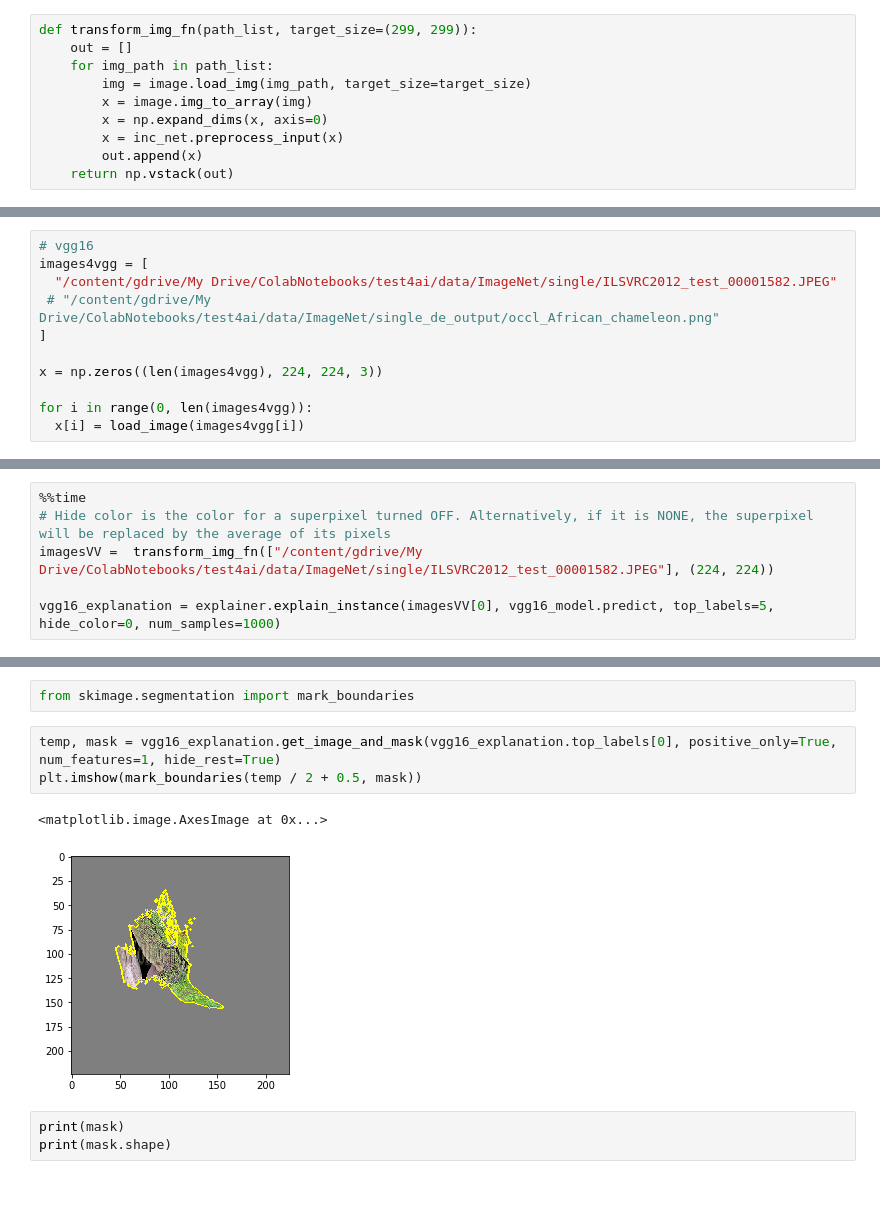
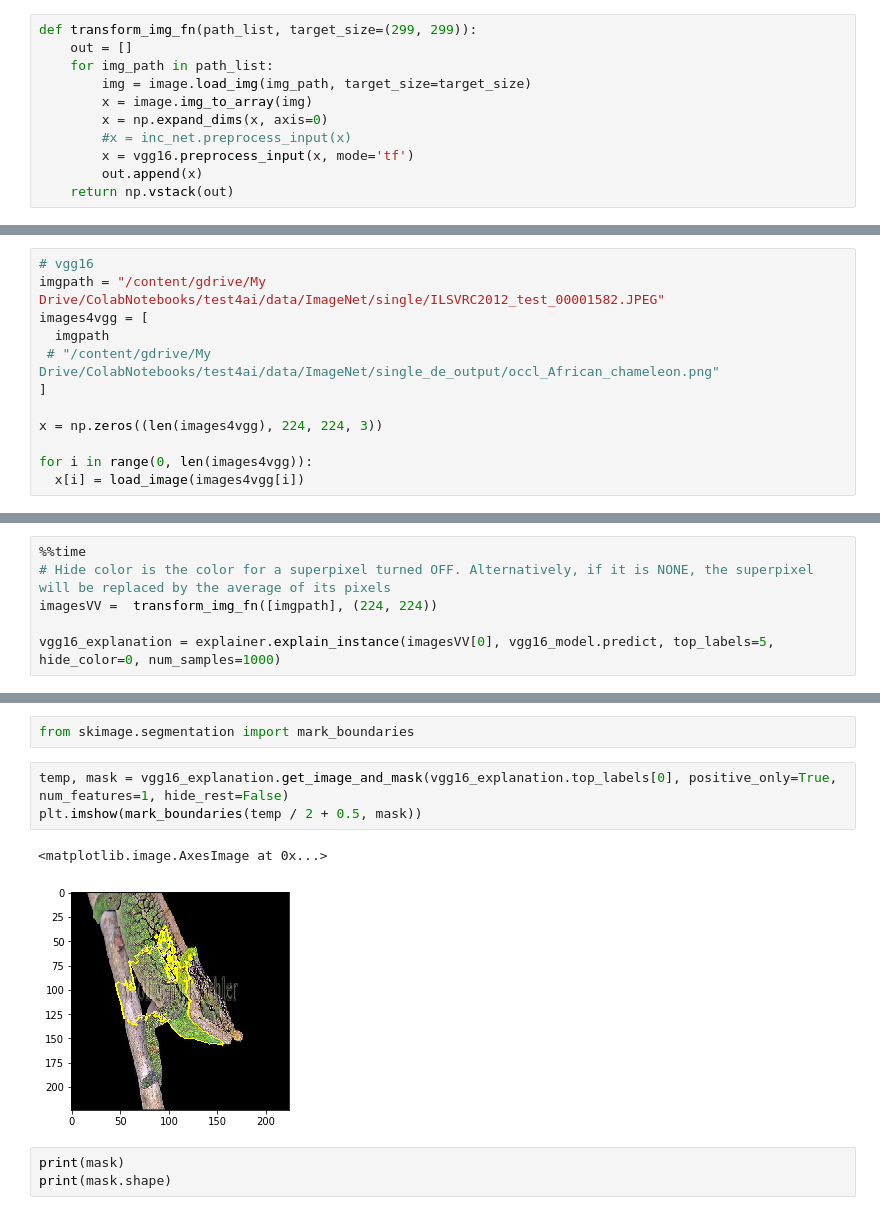
Before and after one commit to isshii/de4test, a Jupyter notebook: LIME/Lime_VGG16.ipynb, the cells around one changed output, grey strips where cells are left out. Drawn from its saved outputs; the diff is of its cells as text.

Commit message:
Colaboratory を使用して作成しました

```diff
--- a/LIME/Lime_VGG16.ipynb
+++ b/LIME/Lime_VGG16.ipynb
@@ -52,7 +52,8 @@ def transform_img_fn(path_list, target_size=(299, 299)):
         img = image.load_img(img_path, target_size=target_size)
         x = image.img_to_array(img)
         x = np.expand_dims(x, axis=0)
-        x = inc_net.preprocess_input(x)
+        #x = inc_net.preprocess_input(x)
+        x = vgg16.preprocess_input(x, mode='tf')
         out.append(x)
     return np.vstack(out)
 # %%
@@ -71,8 +72,9 @@ def load_image(filename):
   return image.img_to_array(img)
 # %%
 # vgg16
+imgpath = "/content/gdrive/My Drive/ColabNotebooks/test4ai/data/ImageNet/single/ILSVRC2012_test_00001582.JPEG"
 images4vgg = [
-  "/content/gdrive/My Drive/ColabNotebooks/test4ai/data/ImageNet/single/ILSVRC2012_test_00001582.JPEG"
+  imgpath
  # "/content/gdrive/My Drive/ColabNotebooks/test4ai/data/ImageNet/single_de_output/occl_African_chameleon.png"
 ]
 
@@ -136,7 +138,7 @@ explainer = lime_image.LimeImageExplainer()
 # %%
 %%time
 # Hide color is the color for a superpixel turned OFF. Alternatively, if it is NONE, the superpixel will be replaced by the average of its pixels
-imagesVV =  transform_img_fn(["/content/gdrive/My Drive/ColabNotebooks/test4ai/data/ImageNet/single/ILSVRC2012_test_00001582.JPEG"], (224, 224))
+imagesVV =  transform_img_fn([imgpath], (224, 224))
 
 vgg16_explanation = explainer.explain_instance(imagesVV[0], vgg16_model.predict, top_labels=5, hide_color=0, num_samples=1000)
 # %% [output]
@@ -145,11 +147,11 @@ Wall time: 8min 27s
 # %%
 from skimage.segmentation import mark_boundaries
 # %%
-temp, mask = vgg16_explanation.get_image_and_mask(vgg16_explanation.top_labels[0], positive_only=True, num_features=1, hide_rest=True)
+temp, mask = vgg16_explanation.get_image_and_mask(vgg16_explanation.top_labels[0], positive_only=True, num_features=1, hide_rest=False)
 plt.imshow(mark_boundaries(temp / 2 + 0.5, mask))
 # %% [output]
 <matplotlib.image.AxesImage at 0x...>
-[figure, old version]
+[figure, new version]
 # %%
 print(mask)
 print(mask.shape)
```
Also changed, not shown: parts of 5 cells of this notebook.
